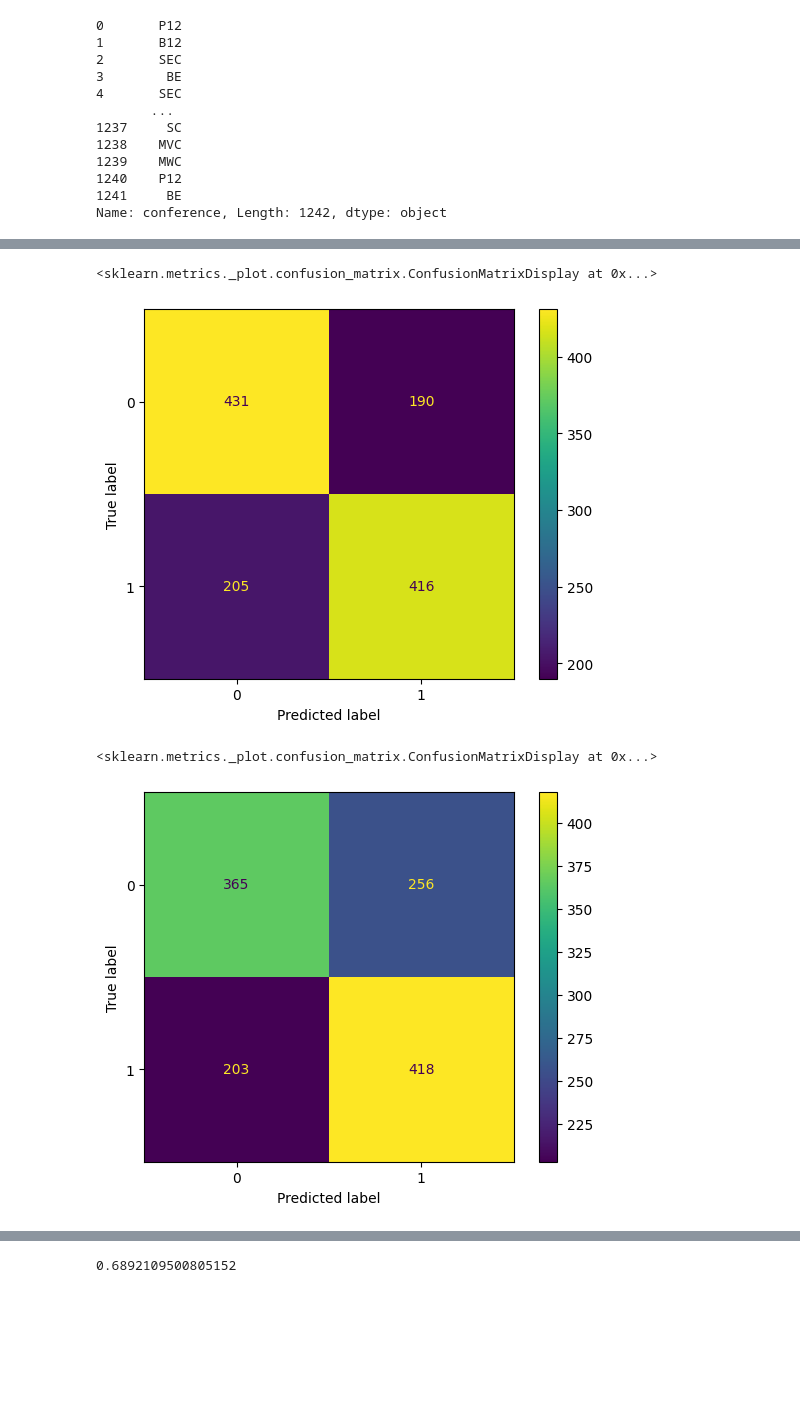
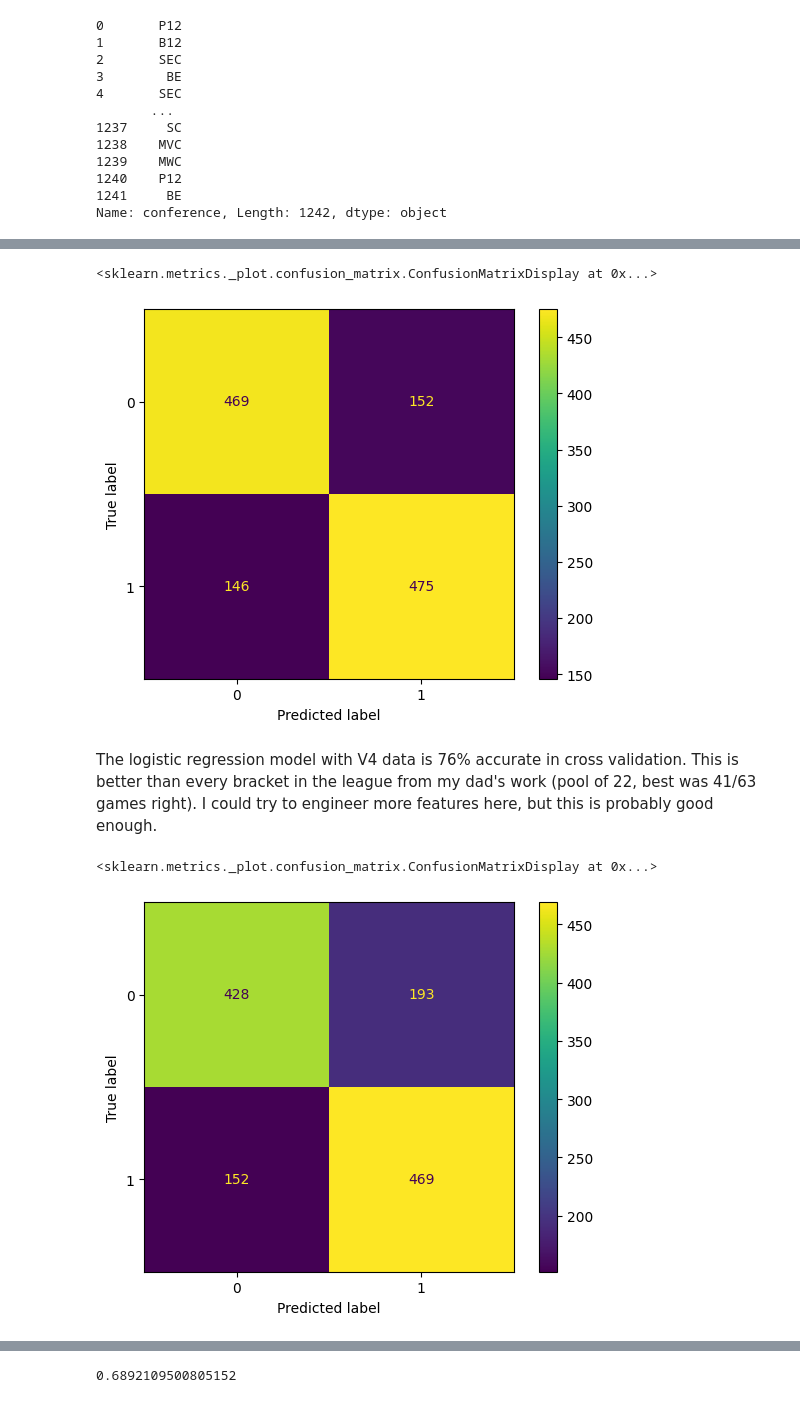
Before and after one commit to amarkules1/march_madness, a Jupyter notebook: notebooks/logistic_regression.ipynb, the cells around one changed output, grey strips where cells are left out. Saved outputs shown, nothing was run; the diff lists cells and outputs as text; code cells hidden in the pictures; blank space fills up the shorter version.

Commit message:
test model with newest features - 76% accuracy

```diff
--- a/notebooks/logistic_regression.ipynb
+++ b/notebooks/logistic_regression.ipynb
@@ -168,6 +168,6 @@ data['conference']
 1241     BE
 Name: conference, Length: 1242, dtype: object
 # %%
-data = pd.read_sql("select * from sports_data.tourney_games_v3", conn)
+data = pd.read_sql("select * from sports_data.tourney_games_v4", conn)
 # %%
 data['Win_Loss_Flag'] = data['Win_Loss'].apply(lambda x: 1 if x == 'W' else 0)
@@ -192 +216,24 @@ data
+# %%
+predictor_cols = ['last_5_win_loss_ratio_opponent',
+       'last_5_win_loss_ratio', 'vs_tourney_team_win_loss_ratio_opponent',
+       'games_played_vs_tourney_team_opponent',
+       'vs_tourney_team_win_loss_ratio', 'games_played_vs_tourney_team',
+       'last_10_win_loss_ratio_opponent', 'last_10_win_loss_ratio',
+       'adj_offense_team', 'adj_defense_team', 'offensive_efficiency_team',
+       'effective_fg_percent_team', 'turnover_percent_team',
+       'offensive_rebound_percent_team', 'free_throw_rate_team',
+       'opponent_offensive_efficiency_team',
+       'opponent_effective_fg_percent_team', 'opponent_turnover_percent_team',
+       'opponent_offensive_rebound_percent_team',
+       'opponent_free_throw_rate_team', 'adj_offense_opponent',
+       'adj_defense_opponent', 'offensive_efficiency_opponent',
+       'effective_fg_percent_opponent', 'turnover_percent_opponent',
+       'offensive_rebound_percent_opponent', 'free_throw_rate_opponent',
+       'opponent_offensive_efficiency_opponent',
+       'opponent_effective_fg_percent_opponent',
+       'opponent_turnover_percent_opponent',
+       'opponent_offensive_rebound_percent_opponent',
+       'opponent_free_throw_rate_opponent', 'win_loss_ratio',
+       'win_loss_ratio_opponent', 'conference_strength',
+       'conference_strength_opponent']
 # %%
@@ -206,5 +262,5 @@ effective_predictors.append('last_10_win_loss_ratio_opponent')
 # %%
-prediction_data = data[effective_predictors]
+prediction_data = data[predictor_cols]
 prediction_data_normalized = (prediction_data-prediction_data.mean())/prediction_data.std()
 # %%
 prediction_data_normalized
@@ -226,5 +282,5 @@ prediction_data_normalized
 from sklearn.linear_model import LogisticRegression
 clf = LogisticRegression(random_state=0).fit(prediction_data_normalized, data['Win_Loss_Flag'])
 # %%
-data['predicted_outcome'] = clf.predict(prediction_data_normalized)
+linreg_no_val_predictions = clf.predict(prediction_data_normalized)
 # %%
@@ -244,13 +304,15 @@ cms = proper_cross_validation(LogisticRegression(), prediction_data_normalized,
 sklearn.metrics.ConfusionMatrixDisplay(cms).plot()
 # %% [output]
 <sklearn.metrics._plot.confusion_matrix.ConfusionMatrixDisplay at 0x...>
-[figure, old version]
+[figure, new version]
+# %% [markdown]
+The logistic regression model with V4 data is 76% accurate in cross validation. This is better than every bracket in the league from my dad's work (pool of 22, best was 41/63 games right). I could try to engineer more features here, but this is probably good enough.
 # %%
-cms = proper_cross_validation(MLPClassifier(hidden_layer_sizes=[100, 100], max_iter=3000), prediction_data_normalized, data['Win_Loss_Flag'])
+cms = proper_cross_validation(MLPClassifier(hidden_layer_sizes=[50,50], max_iter=3000), prediction_data_normalized, data['Win_Loss_Flag'])
 sklearn.metrics.ConfusionMatrixDisplay(cms).plot()
 # %% [output]
 <sklearn.metrics._plot.confusion_matrix.ConfusionMatrixDisplay at 0x...>
-[figure, old version]
+[figure, new version]
 # %%
 from sklearn.ensemble import RandomForestClassifier
 cms = proper_cross_validation(LogisticRegression(), prediction_data_normalized, data['Win_Loss_Flag'])
```
Also changed, not shown: parts of 14 cells of this notebook.
